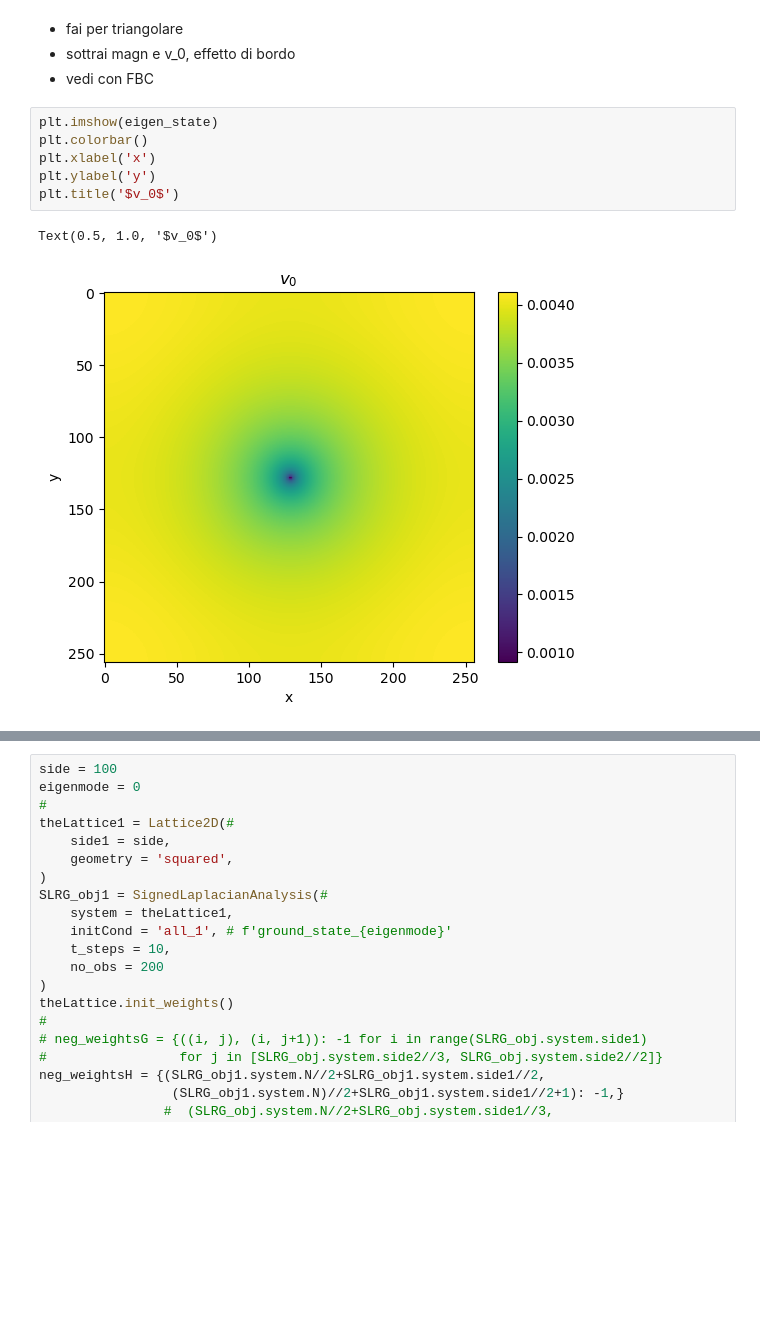
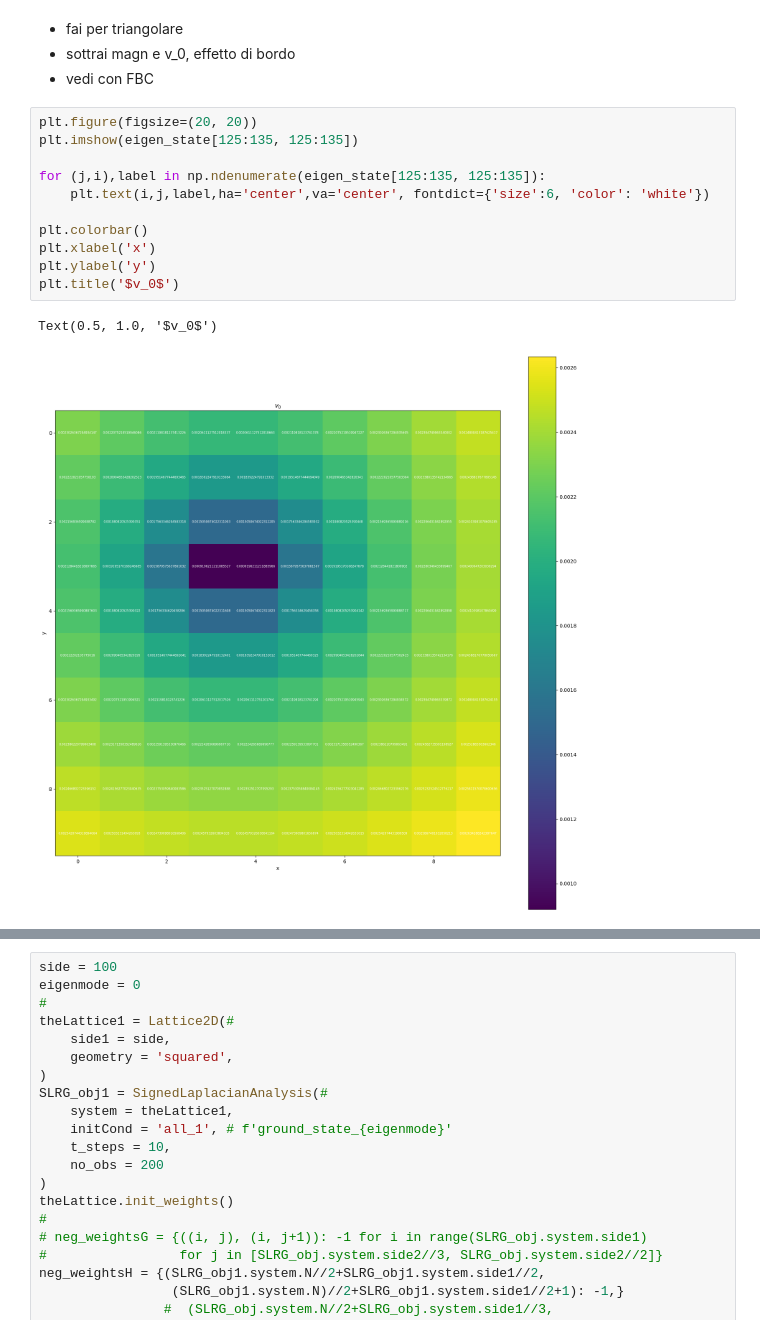
Before and after one commit to giulioiannelli/lrgsglib-public, a Jupyter notebook: nb/lattc2dsq_SLDynamics.ipynb, the cells around one changed output, grey strips where cells are left out. Cells and saved outputs as stored; diff of their text form; blank space fills up the shorter version.

```diff
--- a/nb/lattc2dsq_SLDynamics.ipynb
+++ b/nb/lattc2dsq_SLDynamics.ipynb
@@ -76,12 +84,17 @@ ax.set_xscale('symlog')
 - fai per triangolare
 - sottrai magn e v_0, effetto di bordo
 - vedi con FBC
-# %%
-plt.imshow(eigen_state)
-plt.colorbar()
-plt.xlabel('x')
-plt.ylabel('y')
-plt.title('$v_0$')
-# %% [output]
-Text(0.5, 1.0, '$v_0$')
-[figure, removed]
+# %%
+plt.figure(figsize=(20, 20))
+plt.imshow(eigen_state[125:135, 125:135])
+
+for (j,i),label in np.ndenumerate(eigen_state[125:135, 125:135]):
+    plt.text(i,j,label,ha='center',va='center', fontdict={'size':6, 'color': 'white'})
+
+plt.colorbar()
+plt.xlabel('x')
+plt.ylabel('y')
+plt.title('$v_0$')
+# %% [output]
+Text(0.5, 1.0, '$v_0$')
+[figure, added]
```
Also changed, not shown: parts of 5 cells of this notebook, 10 other files.
